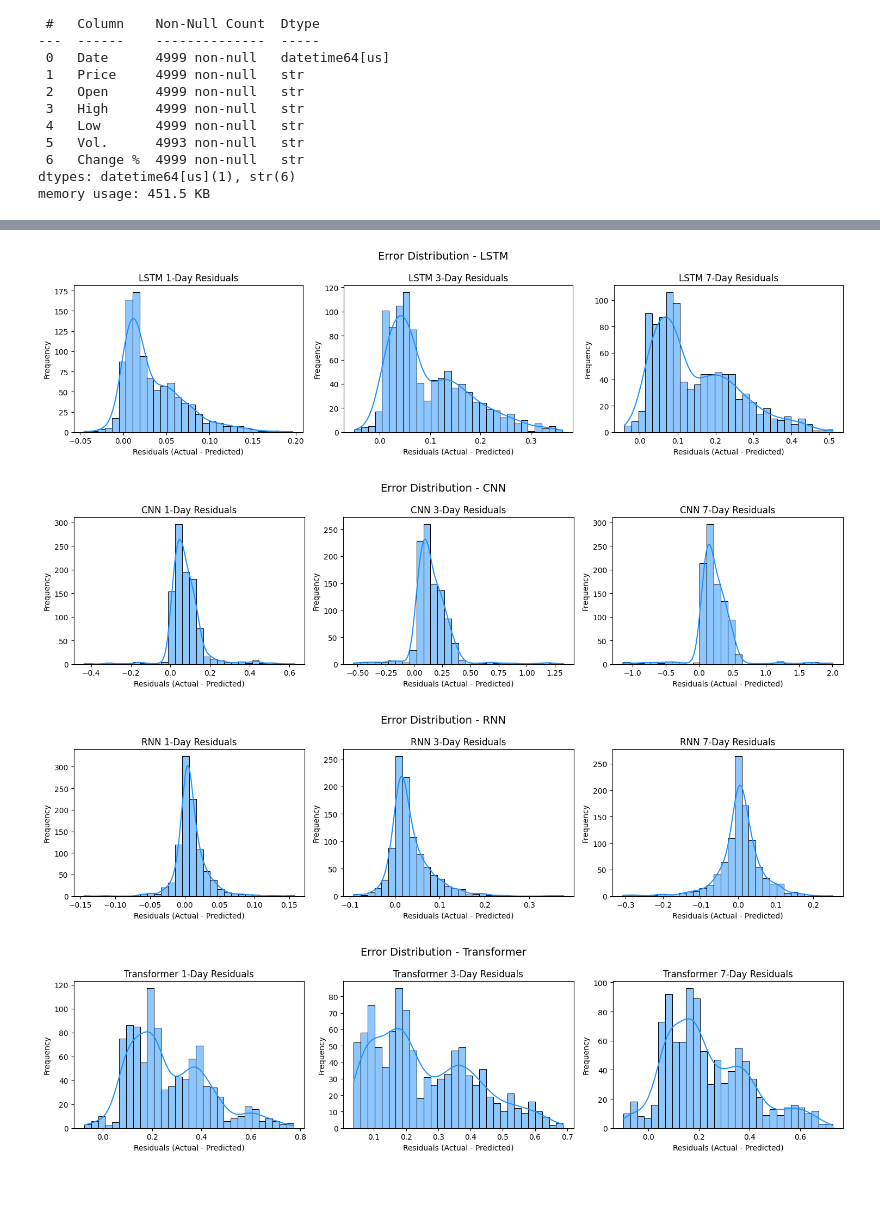
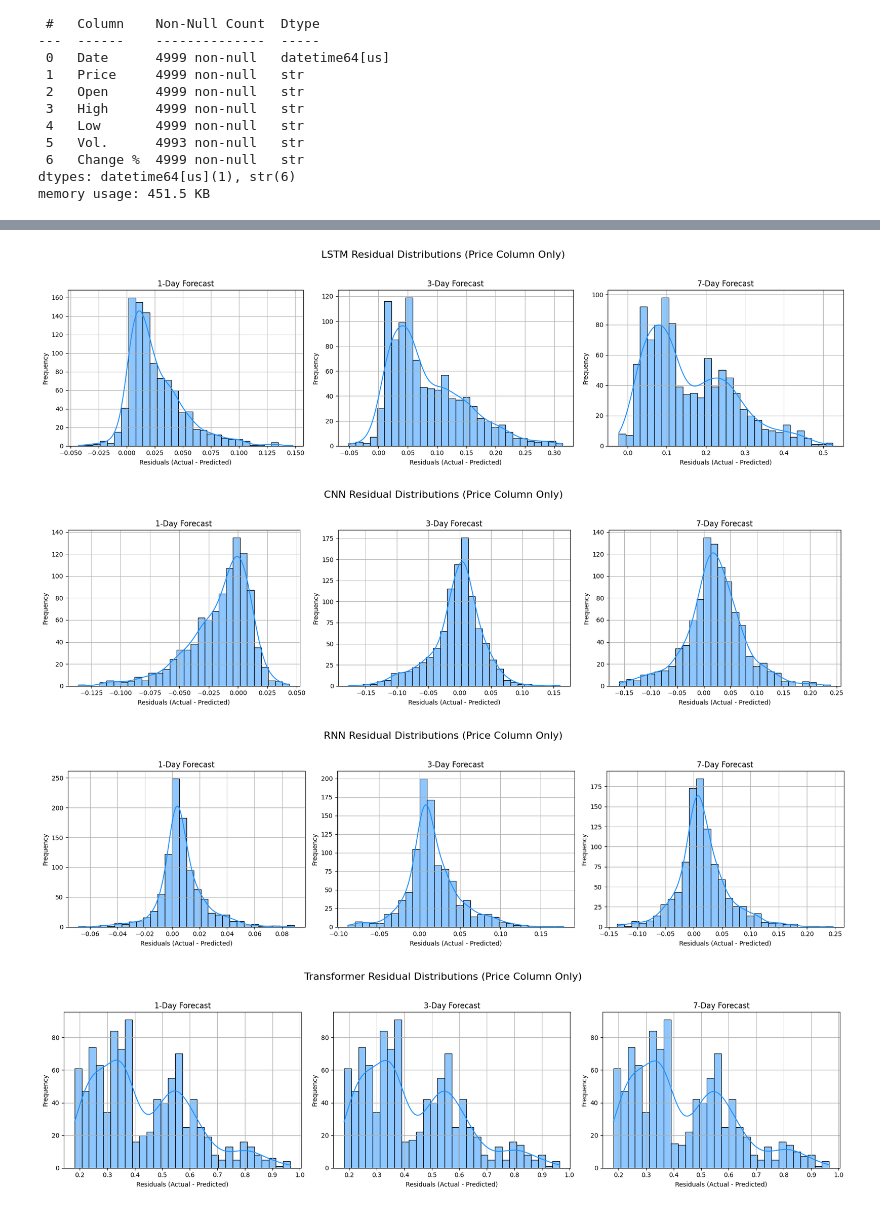
Before and after one commit to tejasreerani/CryptoCast_-Multi-Horizon-Bitcoin-Price-Forecasting-Using-Deep-Learning, a Jupyter notebook: Analysis.ipynb, the cells around one changed output, grey strips where cells are left out. Drawn from its saved outputs; the diff is of its cells as text; code cells hidden in the pictures.

```diff
--- a/Analysis.ipynb
+++ b/Analysis.ipynb
@@ -326,14 +242,14 @@ plt.show()
 # building model
 
 from tensorflow.keras.models import Sequential
-from tensorflow.keras.layers import Conv1D, Dense, Reshape, Flatten
+from tensorflow.keras.layers import Conv1D, Flatten, Dense, Reshape
 
 cnn_model = Sequential()
-cnn_model.add(Conv1D(filters=64, kernel_size=3, activation='relu', input_shape=(seq_length, len(numeric_cols))))
+cnn_model.add(Conv1D(filters=64, kernel_size=3, activation='relu', input_shape=(seq_length,1)))
 cnn_model.add(Flatten())
-cnn_model.add(Dense(3 * len(numeric_cols)))   # 3 horizons × features
-cnn_model.add(Reshape((3, len(numeric_cols))))
+cnn_model.add(Dense(3))          # 3 horizons × 1 feature
+cnn_model.add(Reshape((3,1)))    # reshape to (3,1)
 
-cnn_model.compile(loss="mean_squared_error", optimizer="adam")
+cnn_model.compile(loss="mse", optimizer="adam")
 cnn_model.summary()
 # %% [output]
@@ -582,22 +465,18 @@ for i, horizon in enumerate(["1-day", "3-day", "7-day"]):
 # build model
 
 from tensorflow.keras.models import Model
-from tensorflow.keras.layers import Input, Dense, Reshape, MultiHeadAttention, LayerNormalization, Flatten
+from tensorflow.keras.layers import Input, MultiHeadAttention, LayerNormalization, Flatten, Dense, Reshape
 
-# Input layer
-inputs = Input(shape=(seq_length, len(numeric_cols)))
-
-# Transformer block
+# Build Transformer model
+inputs = Input(shape=(seq_length,1))
 attention = MultiHeadAttention(num_heads=4, key_dim=16)(inputs, inputs)
 attention = LayerNormalization(epsilon=1e-6)(attention)
 
-# Flatten + Dense
 flat = Flatten()(attention)
-dense = Dense(3 * len(numeric_cols))(flat)
-outputs = Reshape((3, len(numeric_cols)))(dense)
+dense = Dense(3)(flat)
+outputs = Reshape((3,1))(dense)
 
-# Build model
 transformer_model = Model(inputs=inputs, outputs=outputs)
-transformer_model.compile(loss="mean_squared_error", optimizer="adam")
+transformer_model.compile(loss="mse", optimizer="adam")
 transformer_model.summary()
 # %% [output]
@@ -868,49 +803,52 @@ Transformer 7-Day Residuals -> Mean: 0.2341, Std: 0.1667
 # %%
-# plots
+# RESIDUAL PLOTS
+
 import matplotlib.pyplot as plt
 import seaborn as sns
 
-# Step 1: Calculate residuals (errors)
-# Residuals = Actual - Predicted
+# Step 1: Calculate residuals (errors) for Price column only
 residuals = {
     "LSTM": [
         y_test[:,0,0] - y_pred_lstm[:,0,0],   # 1-day
         y_test[:,1,0] - y_pred_lstm[:,1,0],   # 3-day
         y_test[:,2,0] - y_pred_lstm[:,2,0]    # 7-day
     ],
     "CNN": [
         y_test[:,0,0] - y_pred_cnn[:,0,0],
         y_test[:,1,0] - y_pred_cnn[:,1,0],
         y_test[:,2,0] - y_pred_cnn[:,2,0]
     ],
     "RNN": [
         y_test[:,0,0] - y_pred_rnn[:,0,0],
         y_test[:,1,0] - y_pred_rnn[:,1,0],
         y_test[:,2,0] - y_pred_rnn[:,2,0]
     ],
     "Transformer": [
         y_test[:,0,0] - y_pred_transformer[:,0,0],
         y_test[:,1,0] - y_pred_transformer[:,1,0],
         y_test[:,2,0] - y_pred_transformer[:,2,0]
     ]
 }
 
-# Step 2: Plot subplots for each model and horizon
+# Step 2: Plot subplots side-by-side for each model
 horizons = ["1-Day", "3-Day", "7-Day"]
 
 for model_name, res_list in residuals.items():
-    fig, axes = plt.subplots(1, 3, figsize=(15,4))
+    fig, axes = plt.subplots(1, 3, figsize=(18,5))
+    fig.suptitle(f"{model_name} Residual Distributions (Price Column Only)", fontsize=16)
+
     for i, res in enumerate(res_list):
         sns.histplot(res, bins=30, kde=True, ax=axes[i], color="dodgerblue")
-        axes[i].set_title(f"{model_name} {horizons[i]} Residuals")
+        axes[i].set_title(f"{horizons[i]} Forecast")
         axes[i].set_xlabel("Residuals (Actual - Predicted)")
         axes[i].set_ylabel("Frequency")
-    plt.suptitle(f"Error Distribution - {model_name}", fontsize=14)
-    plt.tight_layout()
+        axes[i].grid(True)
+
+    plt.tight_layout(rect=[0, 0, 1, 0.95])  # leave space for suptitle
     plt.show()
 # %% [output]
-[figure, old version]
+[figure, new version]
-[figure, old version]
+[figure, new version]
-[figure, old version]
+[figure, new version]
-[figure, old version]
+[figure, new version]
 # %%
```
Also changed, not shown: parts of 40 cells of this notebook, 6 other files.
